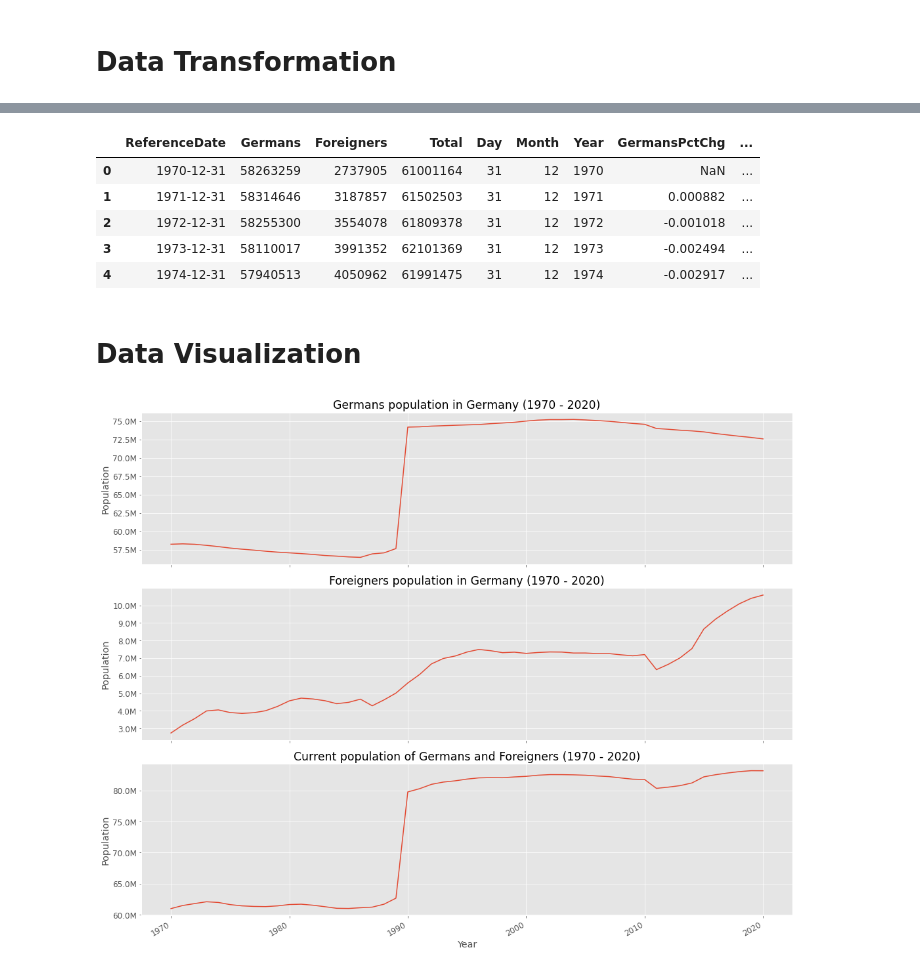
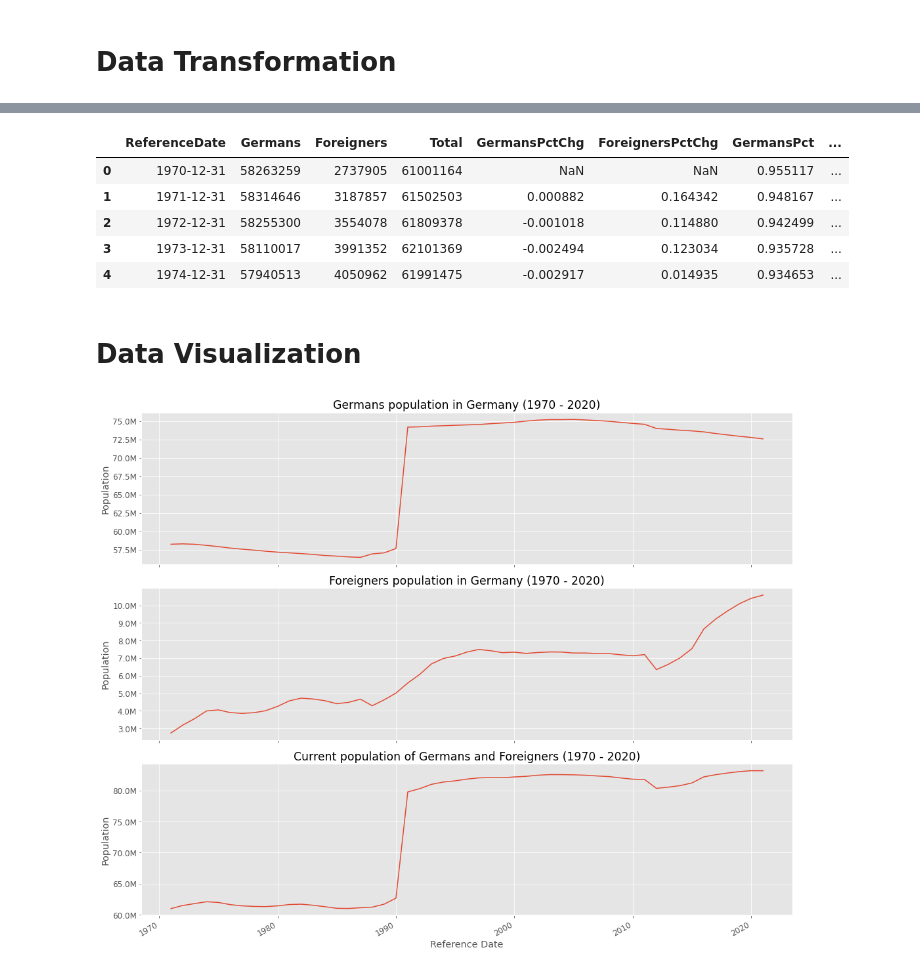
Before and after one commit to eldrigeampong/Data-Science, a Jupyter notebook: Statistisches Bundesamt/Society and environment/proj2.ipynb, the cells around one changed output, grey strips where cells are left out. Saved outputs shown, nothing was run; the diff lists cells and outputs as text; code cells hidden in the pictures.

```diff
--- a/Statistisches Bundesamt/Society and environment/proj2.ipynb
+++ b/Statistisches Bundesamt/Society and environment/proj2.ipynb
@@ -78,8 +78,3 @@ dtypes: datetime64[ns](1), int64(3)
 memory usage: 1.7 KB
 # %% [markdown]
 # Data Transformation
-# %%
-df['Day'] = df['ReferenceDate'].dt.day                                          # extract day
-df['Month'] = df['ReferenceDate'].dt.month                                      # extract month
-df['Year'] = df['ReferenceDate'].dt.year                                        # extract year
-df.head()
@@ -98,12 +86,14 @@ df['ForeignersPct'] = np.divide(df['Foreigners'], df['Total'])
 
 df.head()
 # %% [output]
-|  | ReferenceDate | Germans | Foreigners | Total | Day | Month | Year | GermansPctChg | ... |
-| 0 | 1970-12-31 | 58263259 | 2737905 | 61001164 | 31 | 12 | 1970 | NaN | ... |
-| 1 | 1971-12-31 | 58314646 | 3187857 | 61502503 | 31 | 12 | 1971 | 0.000882 | ... |
-| 2 | 1972-12-31 | 58255300 | 3554078 | 61809378 | 31 | 12 | 1972 | -0.001018 | ... |
-| 3 | 1973-12-31 | 58110017 | 3991352 | 62101369 | 31 | 12 | 1973 | -0.002494 | ... |
-| 4 | 1974-12-31 | 57940513 | 4050962 | 61991475 | 31 | 12 | 1974 | -0.002917 | ... |
+|  | ReferenceDate | Germans | Foreigners | Total | GermansPctChg | ForeignersPctChg | GermansPct | ... |
+| 0 | 1970-12-31 | 58263259 | 2737905 | 61001164 | NaN | NaN | 0.955117 | ... |
+| 1 | 1971-12-31 | 58314646 | 3187857 | 61502503 | 0.000882 | 0.164342 | 0.948167 | ... |
+| 2 | 1972-12-31 | 58255300 | 3554078 | 61809378 | -0.001018 | 0.114880 | 0.942499 | ... |
+| 3 | 1973-12-31 | 58110017 | 3991352 | 62101369 | -0.002494 | 0.123034 | 0.935728 | ... |
+| 4 | 1974-12-31 | 57940513 | 4050962 | 61991475 | -0.002917 | 0.014935 | 0.934653 | ... |
+# %% [markdown]
+# Data Visualization
 # %%
 # helper function for formatting plot y-axis
 from matplotlib.ticker import FuncFormatter
@@ -112,30 +102,28 @@ def millions(x, pos):
     return '%1.1fM' % (x * 1e-6)
 
 format_mill = FuncFormatter(millions)
-# %% [markdown]
-# Data Visualization
 # %%
 # create figure and axis
 fig, axs = plt.subplots(3, 1, sharex=True)
 fig.autofmt_xdate()
 
 # plot germans population
-sns.lineplot(x='Year', y='Germans', data=df, ax=axs[0])
-axs[0].set(title='Germans population in Germany (1970 - 2020)', xlabel='Year', ylabel='Population')
+sns.lineplot(x='ReferenceDate', y='Germans', data=df, ax=axs[0])
+axs[0].set(title='Germans population in Germany (1970 - 2020)', xlabel='Reference Date', ylabel='Population')
 
 # plot foreigners population
-sns.lineplot(x='Year', y='Foreigners', data=df, ax=axs[1])
-axs[1].set(title='Foreigners population in Germany (1970 - 2020)', xlabel='Year', ylabel='Population')
+sns.lineplot(x='ReferenceDate', y='Foreigners', data=df, ax=axs[1])
+axs[1].set(title='Foreigners population in Germany (1970 - 2020)', xlabel='Reference Date', ylabel='Population')
 
 # plot total population
-sns.lineplot(x='Year', y='Total', data=df, ax=axs[2])
-axs[2].set(title='Current population of Germans and Foreigners (1970 - 2020)', xlabel='Year', ylabel='Population')
+sns.lineplot(x='ReferenceDate', y='Total', data=df, ax=axs[2])
+axs[2].set(title='Current population of Germans and Foreigners (1970 - 2020)', xlabel='Reference Date', ylabel='Population')
 
 # set y-axis major formatter
 for ax in axs:
     ax.yaxis.set_major_formatter(format_mill)
 # %% [output]
-[figure, old version]
+[figure, new version]
 # %%
 # create figure and axis
 fig1, axs = plt.subplots(2, 2, sharex=True)
```
Also changed, not shown: parts of 2 cells of this notebook, 2 other files.
